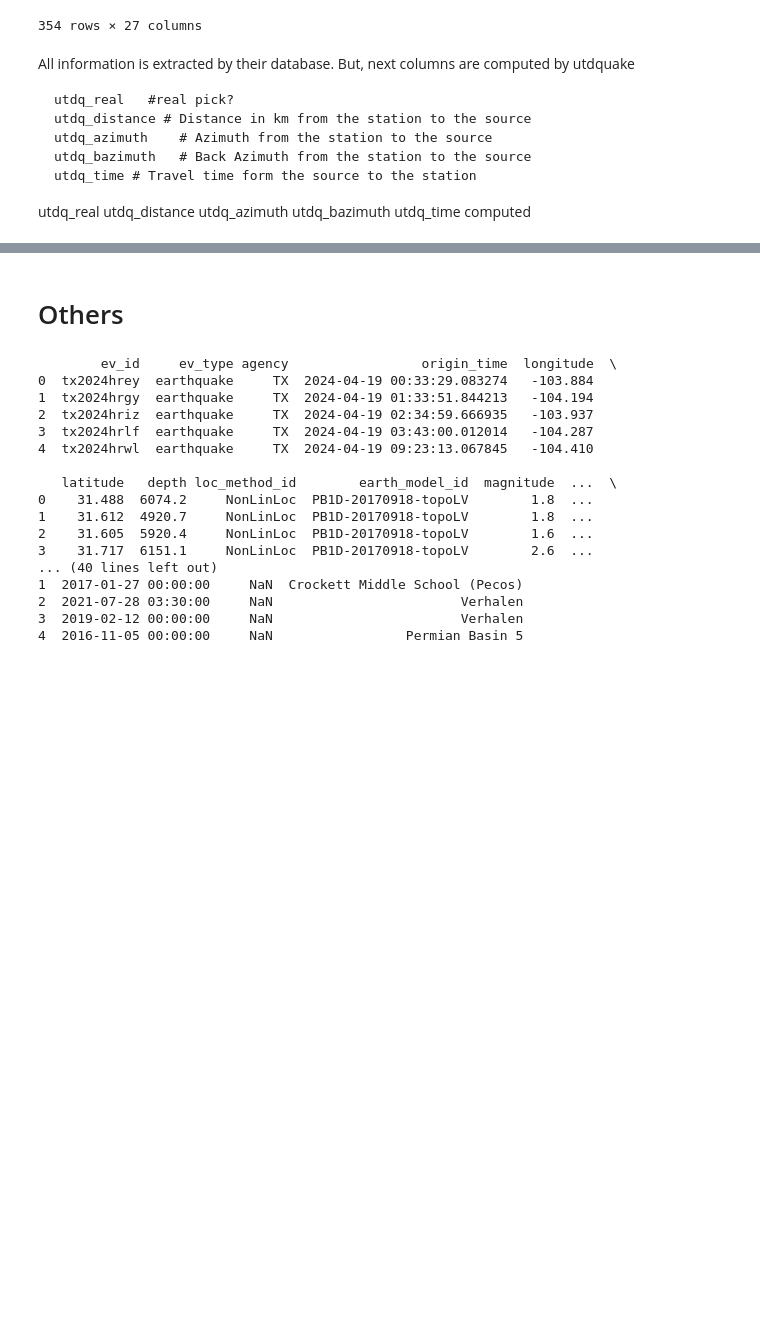
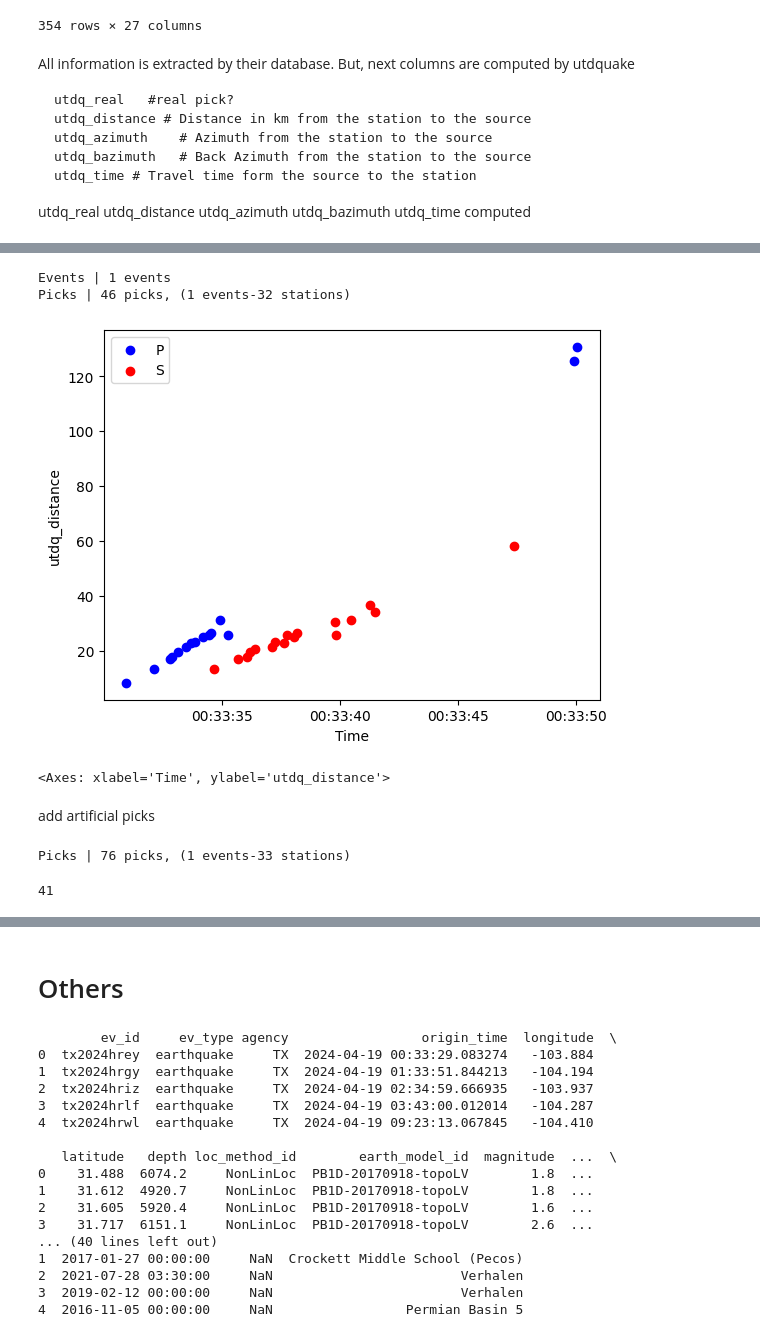
Before and after one commit to ecastillot/UTDQuake, a Jupyter notebook: examples/utd_client.ipynb, the cells around one changed output, grey strips where cells are left out. Saved outputs shown, nothing was run; the diff lists cells and outputs as text; code cells hidden in the pictures; blank space fills up the shorter version.

```diff
--- a/examples/utd_client.ipynb
+++ b/examples/utd_client.ipynb
@@ -248,0 +336,29 @@ utdq_real	utdq_distance	utdq_azimuth	utdq_bazimuth	utdq_time computed
+# %%
+single_event.select_data(rowval={"ev_id":["tx2024hrey"]})
+single_event_picks.select_data(rowval={"ev_id":["tx2024hrey"]})
+print(single_event)
+print(single_event_picks)
+# %% [output]
+Events | 1 events
+Picks | 46 picks, (1 events-32 stations)
+# %%
+single_event_picks.plot()
+# %% [output]
+[figure, added]
+<Axes: xlabel='Time', ylabel='utdq_distance'>
+# %% [markdown]
+add artificial picks
+# %%
+import numpy as np
+distances = np.arange(0,100,10)
+single_event_picks.add_artificial_picks(
+                           events=single_event,
+                           distances=distances,
+                           phase_type=["P","S"])
+print(single_event_picks)
+# %% [output]
+Picks | 76 picks, (1 events-33 stations)
+# %%
+single_event_picks.P_counts
+# %% [output]
+41
```
Also changed, not shown: parts of 18 cells of this notebook, 13 other files.
